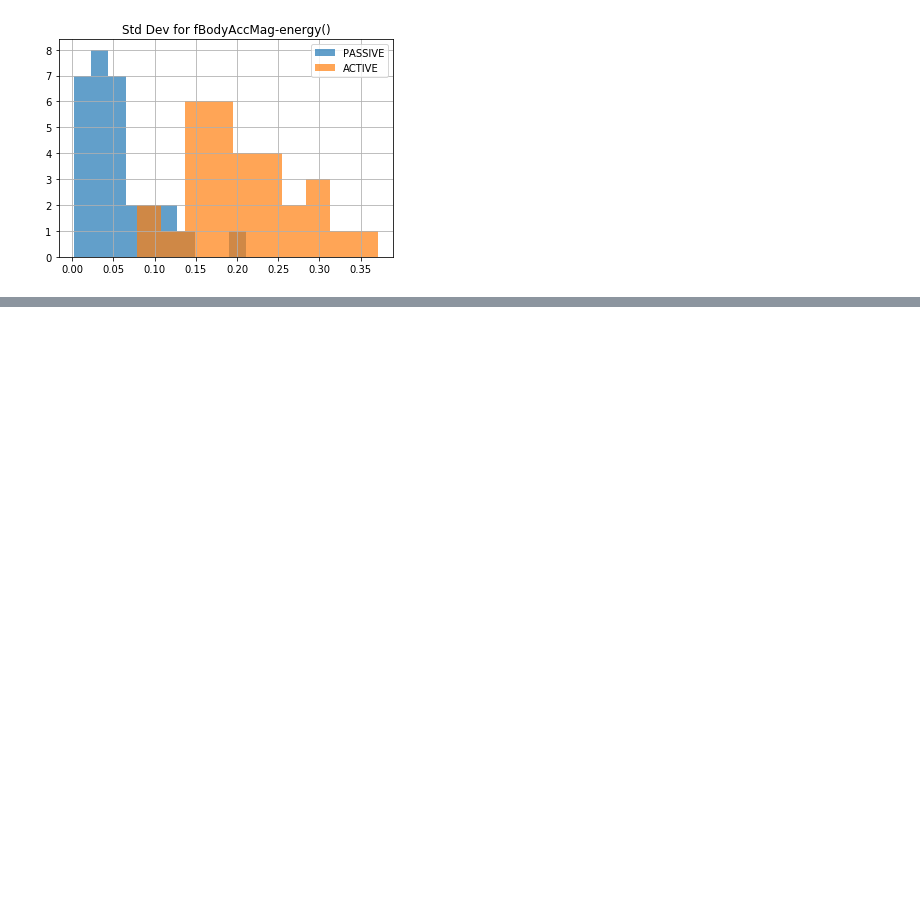
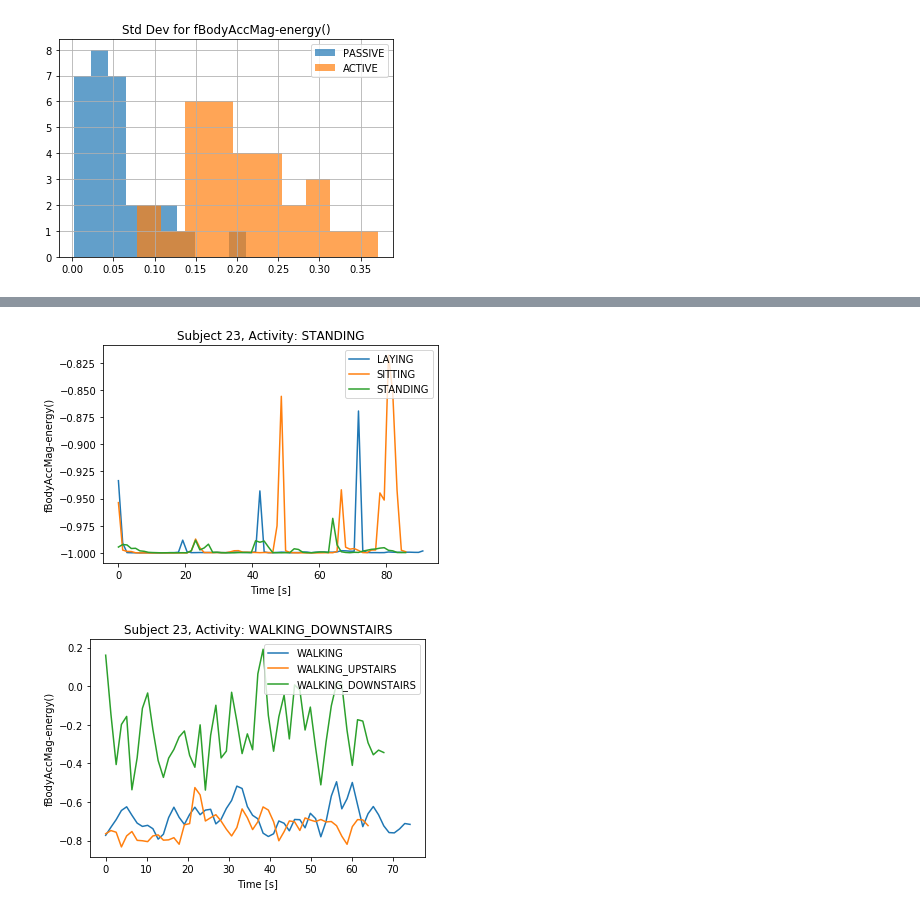
Before and after one commit to s-weisenberg/Data-Science-Projects, a Jupyter notebook: Capstone_Project_2/notebooks/Statistical_Analysis.ipynb, the cells around one changed output, grey strips where cells are left out. Drawn from its saved outputs; the diff is of its cells as text; code cells hidden in the pictures; blank space fills up the shorter version.

```diff
--- a/Capstone_Project_2/notebooks/Statistical_Analysis.ipynb
+++ b/Capstone_Project_2/notebooks/Statistical_Analysis.ipynb
@@ -172,0 +217,7 @@ plt.show()
+# %%
+feature = 'fBodyAccMag-energy()'
+subject = random.randrange(30)
+plot_superClass_feature(feature, subject)
+# %% [output]
+[figure, added]
+[figure, added]
```
Also changed, not shown: parts of 3 cells of this notebook.
